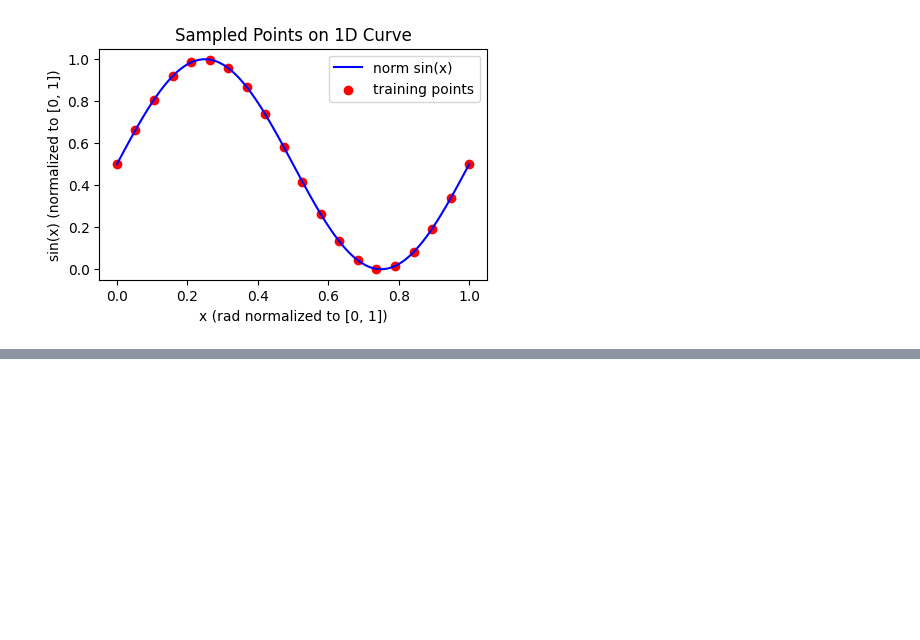
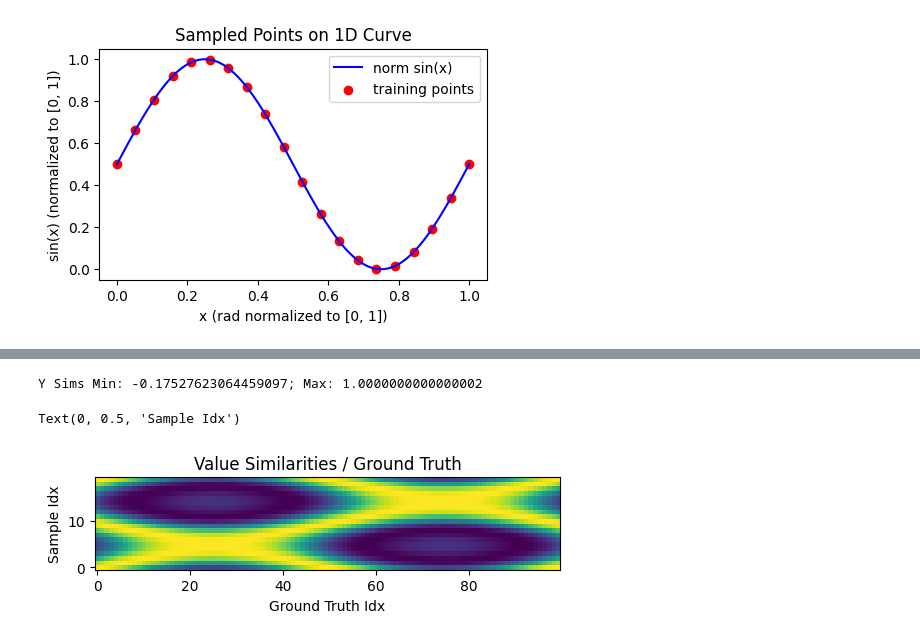
Before and after one commit to Parsa-Research-Laboratory/HyperSpace, a Jupyter notebook: experiments/development/1d_curve.ipynb, the cells around one changed output, grey strips where cells are left out. Cells and saved outputs as stored; diff of their text form; code cells hidden in the pictures; blank space fills up the shorter version.

```diff
--- a/experiments/development/1d_curve.ipynb
+++ b/experiments/development/1d_curve.ipynb
@@ -150,0 +183,14 @@ torch.Size([100, 20])
+# %%
+y_sims, _ = hrr_backend.similarity(y_gt_vectors, y_Train_vectors)
+
+print(f"Y Sims Min: {torch.min(y_sims)}; Max: {torch.max(y_sims)}")
+
+plt.figure(figsize=(6, 2))
+plt.imshow(y_sims.T, origin="lower")
+plt.title("Value Similarities / Ground Truth")
+plt.xlabel("Ground Truth Idx")
+plt.ylabel("Sample Idx")
+# %% [output]
+Y Sims Min: -0.17527623064459097; Max: 1.0000000000000002
+Text(0, 0.5, 'Sample Idx')
+[figure, added]
```
Also changed, not shown: parts of 4 cells of this notebook.
